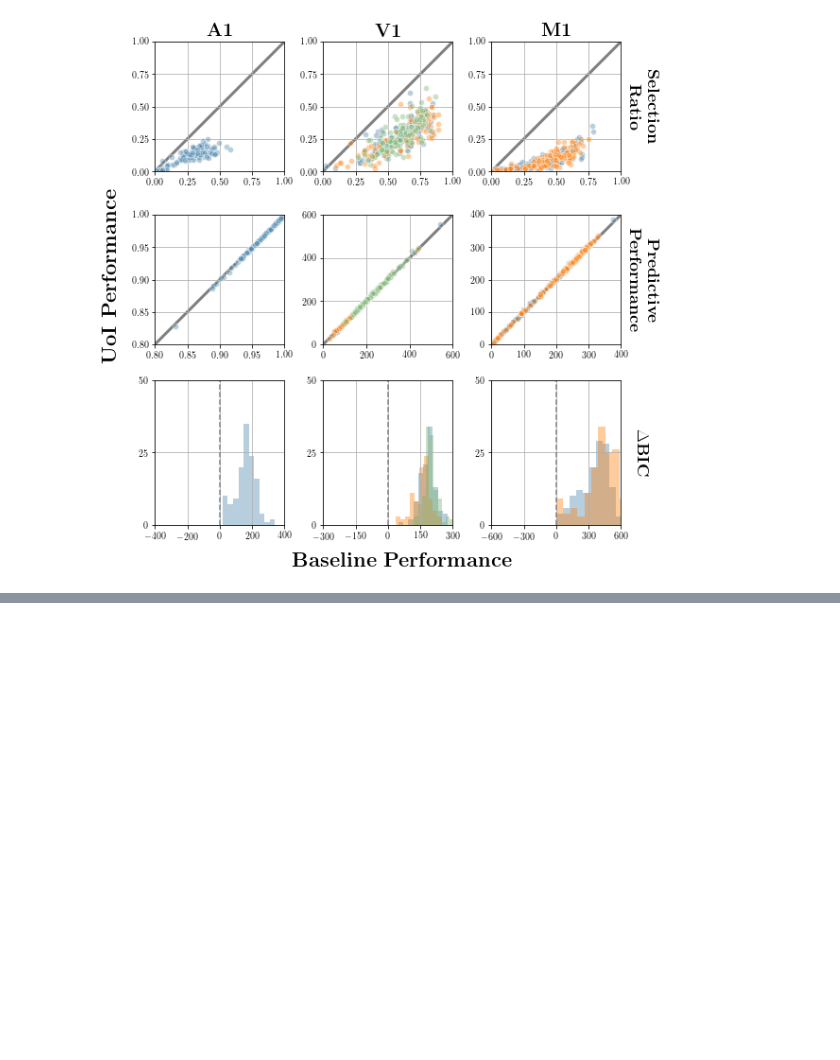
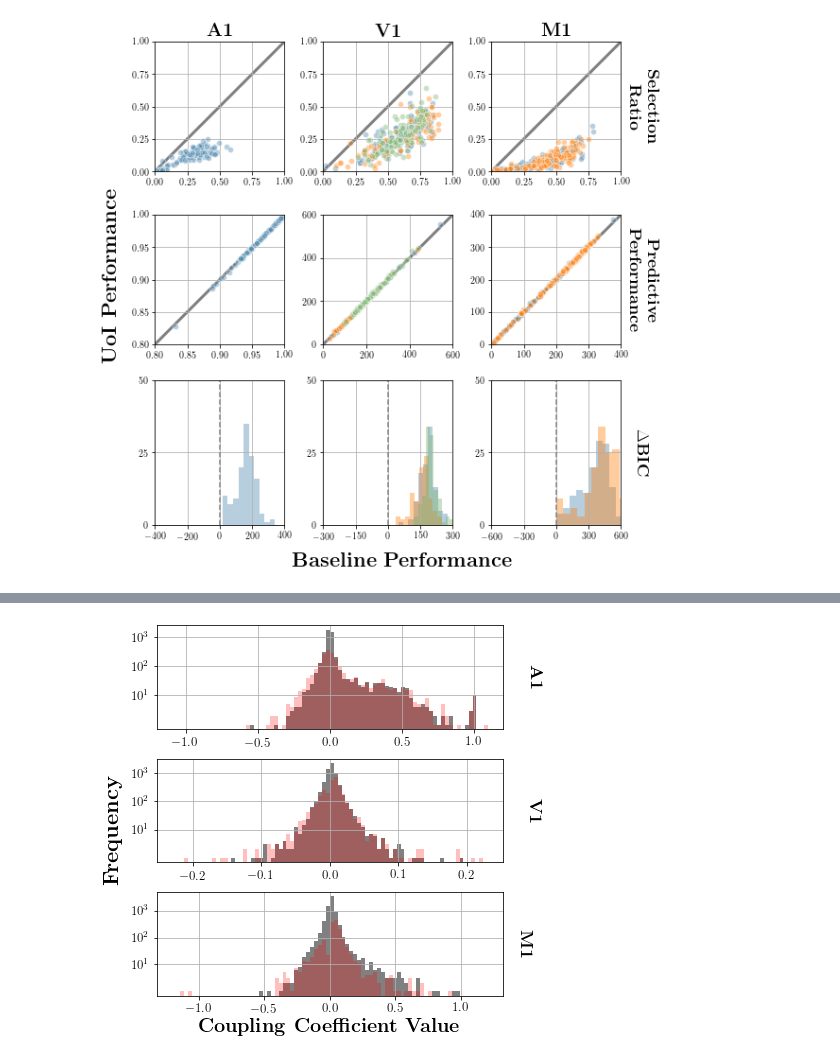
Before and after one commit to BouchardLab/neuroinference, a Jupyter notebook: notebooks/coupling/coupling_broad_analysis.ipynb, the cells around one changed output, grey strips where cells are left out. Cells and saved outputs as stored; diff of their text form; code cells hidden in the pictures; blank space fills up the shorter version.

Commit message:
added distribution of coefficients

```diff
--- a/notebooks/coupling/coupling_broad_analysis.ipynb
+++ b/notebooks/coupling/coupling_broad_analysis.ipynb
@@ -198,0 +203,89 @@ plt.savefig('coupling_metric_summary.pdf', bbox_inches='tight')
+# %%
+fig, axes = plt.subplots(3, 1, figsize=(6, 6))
+
+a1_lasso_nz_ccs = a1_lasso_ccs.ravel()
+a1_lasso_nz_ccs = a1_lasso_nz_ccs[a1_lasso_nz_ccs != 0]
+a1_uoi_nz_ccs = a1_uoi_ccs.ravel()
+a1_uoi_nz_ccs = a1_uoi_nz_ccs[a1_uoi_nz_ccs != 0]
+
+bins_a1 = np.linspace(-1.1, 1.1, 81)
+axes[0].hist(a1_lasso_nz_ccs,
+             color='gray',
+             bins=bins_a1)
+axes[0].hist(a1_uoi_nz_ccs,
+             color='red',
+             bins=bins_a1,
+             alpha=0.25)
+axes[0].set_yscale('log', nonposy='clip')
+axes[0].set_xlim([-1.2, 1.2])
+
+v1_lasso_nz_ccs = v1_lasso_ccs[0].ravel()
+v1_lasso_nz_ccs = v1_lasso_nz_ccs[v1_lasso_nz_ccs != 0]
+v1_uoi_nz_ccs = v1_uoi_ccs[0].ravel()
+v1_uoi_nz_ccs = v1_uoi_nz_ccs[v1_uoi_nz_ccs != 0]
+bins_v1 = np.linspace(-0.23, 0.23, 81)
+
+axes[1].hist(v1_lasso_nz_ccs,
+             color='gray',
+             bins=bins_v1)
+axes[1].hist(v1_uoi_nz_ccs,
+             color='red',
+             bins=bins_v1,
+             alpha=0.25)
+axes[1].set_yscale('log', nonposy='clip')
+#axes[1].set_xlim([-0.01, 0.01])
+
+m1_lasso_nz_ccs = m1_lasso_ccs[0].ravel()
+m1_lasso_nz_ccs = m1_lasso_nz_ccs[m1_lasso_nz_ccs != 0]
+m1_uoi_nz_ccs = m1_uoi_ccs[0].ravel()
+m1_uoi_nz_ccs = m1_uoi_nz_ccs[m1_uoi_nz_ccs != 0]
+bins_m1 = np.linspace(-1.2, 1.2, 81)
+
+axes[2].hist(m1_lasso_nz_ccs,
+             color='gray',
+             bins=bins_m1)
+axes[2].hist(m1_uoi_nz_ccs,
+             color='red',
+             bins=bins_m1,
+             alpha=0.25)
+axes[2].set_yscale('log', nonposy='clip')
+
+for ax in axes.ravel():
+    ax.set_yticks([10, 100, 1000])
+    ax.tick_params(labelsize=13)
+    ax.grid('on')
+    ax.yaxis.set_label_position('right')
+
+axes[2].set_xlabel(r'\textbf{Coupling Coefficient Value}', fontsize=20)
+
+# metric labels
+axes[0].set_ylabel(
+    r'\textbf{A1}',
+    fontsize=18,
+    labelpad=40,
+    rotation=270)
+axes[1].set_ylabel(
+    r'\textbf{V1}',
+    fontsize=18,
+    labelpad=40,
+    rotation=270)
+axes[2].set_ylabel(
+    r'\textbf{M1}',
+    fontsize=18,
+    labelpad=30,
+    rotation=270)
+
+fig_invert = fig.transFigure.inverted()
+_, middle_y = fig_invert.transform(axes[1].transAxes.transform([0., 0.5]))
+fig.text(
+    x=-0.02, y=middle_y,
+    s=r'\textbf{Frequency}',
+    fontsize=22,
+    rotation=90,
+    horizontalalignment='center',
+    verticalalignment='center')
+
+plt.tight_layout()
+plt.savefig('coupling_coef_histogram.pdf', bbox_inches='tight')
+# %% [output]
+[figure, added]
```
Also changed, not shown: parts of 3 cells of this notebook.
